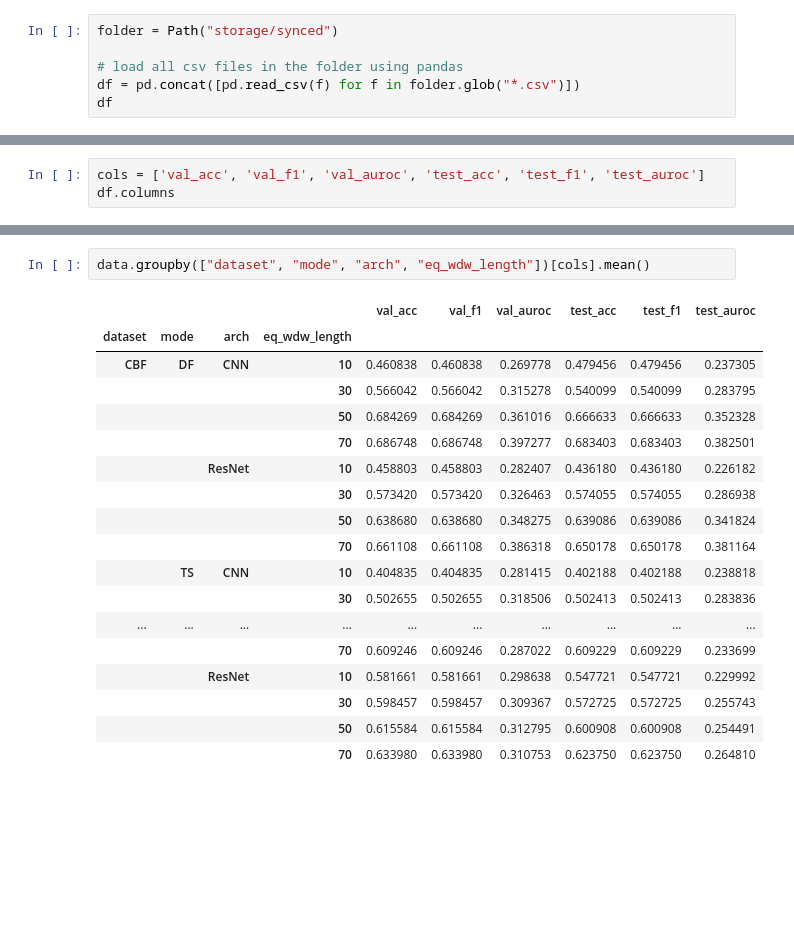
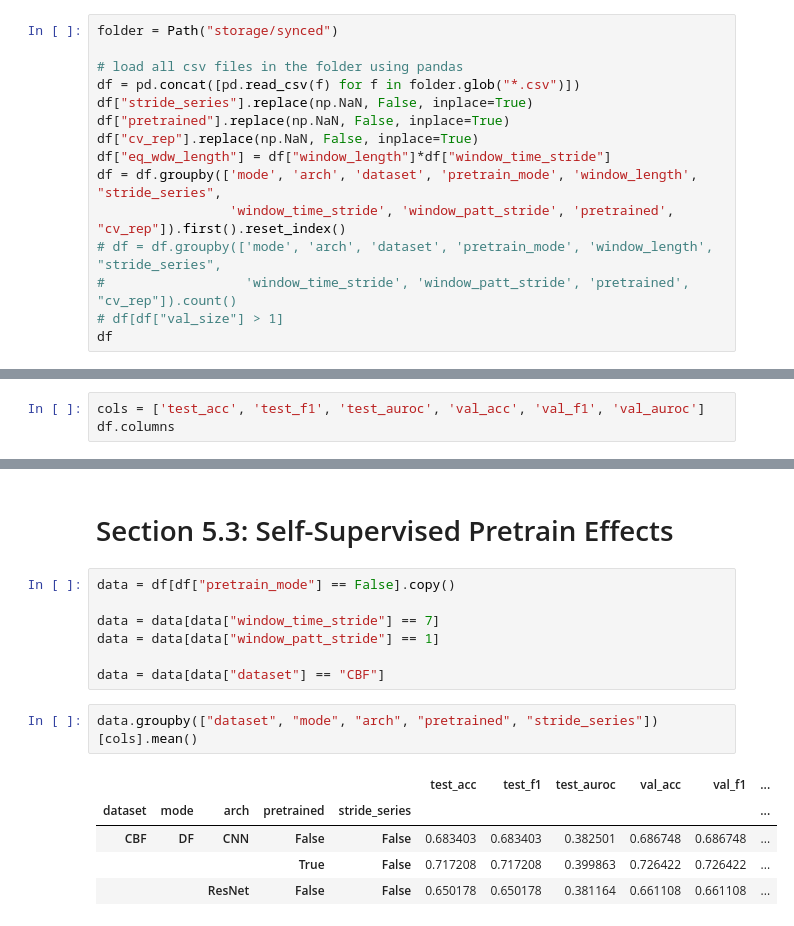
Before and after one commit to mbisan/s3ts, a Jupyter notebook: figures.ipynb, the cells around one changed output, grey strips where cells are left out. Cells and saved outputs as stored; diff of their text form; blank space fills up the shorter version.

```diff
--- a/figures.ipynb
+++ b/figures.ipynb
@@ -18,5 +16,14 @@ folder = Path("storage/synced")
 
 # load all csv files in the folder using pandas
 df = pd.concat([pd.read_csv(f) for f in folder.glob("*.csv")])
+df["stride_series"].replace(np.NaN, False, inplace=True)
+df["pretrained"].replace(np.NaN, False, inplace=True)
+df["cv_rep"].replace(np.NaN, False, inplace=True)
+df["eq_wdw_length"] = df["window_length"]*df["window_time_stride"]
+df = df.groupby(['mode', 'arch', 'dataset', 'pretrain_mode', 'window_length', "stride_series",
+                 'window_time_stride', 'window_patt_stride', 'pretrained', "cv_rep"]).first().reset_index()
+# df = df.groupby(['mode', 'arch', 'dataset', 'pretrain_mode', 'window_length', "stride_series",
+#                  'window_time_stride', 'window_patt_stride', 'pretrained', "cv_rep"]).count()
+# df[df["val_size"] > 1]
 df
 # %% [output]
@@ -36,4 +79,4 @@ df
 # %%
-cols = ['val_acc', 'val_f1', 'val_auroc', 'test_acc', 'test_f1', 'test_auroc']
+cols = ['test_acc', 'test_f1', 'test_auroc', 'val_acc', 'val_f1', 'val_auroc']
 df.columns
 # %% [output]
@@ -68,22 +191,18 @@ data
+# %% [markdown]
+# Section 5.3: Self-Supervised Pretrain Effects
+# %%
+data = df[df["pretrain_mode"] == False].copy()
+
+data = data[data["window_time_stride"] == 7]
+data = data[data["window_patt_stride"] == 1]
+
+data = data[data["dataset"] == "CBF"]
 # %%
-data.groupby(["dataset", "mode", "arch", "eq_wdw_length"])[cols].mean()
+data.groupby(["dataset", "mode", "arch", "pretrained", "stride_series"])[cols].mean()
 # %% [output]
-|  |  |  |  | val_acc | val_f1 | val_auroc | test_acc | test_f1 | test_auroc |
-| dataset | mode | arch | eq_wdw_length |  |  |  |  |  |  |
-| CBF | DF | CNN | 10 | 0.460838 | 0.460838 | 0.269778 | 0.479456 | 0.479456 | 0.237305 |
-|  |  |  | 30 | 0.566042 | 0.566042 | 0.315278 | 0.540099 | 0.540099 | 0.283795 |
-|  |  |  | 50 | 0.684269 | 0.684269 | 0.361016 | 0.666633 | 0.666633 | 0.352328 |
-|  |  |  | 70 | 0.686748 | 0.686748 | 0.397277 | 0.683403 | 0.683403 | 0.382501 |
-|  |  | ResNet | 10 | 0.458803 | 0.458803 | 0.282407 | 0.436180 | 0.436180 | 0.226182 |
-|  |  |  | 30 | 0.573420 | 0.573420 | 0.326463 | 0.574055 | 0.574055 | 0.286938 |
-|  |  |  | 50 | 0.638680 | 0.638680 | 0.348275 | 0.639086 | 0.639086 | 0.341824 |
-|  |  |  | 70 | 0.661108 | 0.661108 | 0.386318 | 0.650178 | 0.650178 | 0.381164 |
-|  | TS | CNN | 10 | 0.404835 | 0.404835 | 0.281415 | 0.402188 | 0.402188 | 0.238818 |
-|  |  |  | 30 | 0.502655 | 0.502655 | 0.318506 | 0.502413 | 0.502413 | 0.283836 |
-| ... | ... | ... | ... | ... | ... | ... | ... | ... | ... |
-|  |  |  | 70 | 0.609246 | 0.609246 | 0.287022 | 0.609229 | 0.609229 | 0.233699 |
-|  |  | ResNet | 10 | 0.581661 | 0.581661 | 0.298638 | 0.547721 | 0.547721 | 0.229992 |
-|  |  |  | 30 | 0.598457 | 0.598457 | 0.309367 | 0.572725 | 0.572725 | 0.255743 |
-|  |  |  | 50 | 0.615584 | 0.615584 | 0.312795 | 0.600908 | 0.600908 | 0.254491 |
-|  |  |  | 70 | 0.633980 | 0.633980 | 0.310753 | 0.623750 | 0.623750 | 0.264810 |
+|  |  |  |  |  | test_acc | test_f1 | test_auroc | val_acc | val_f1 | ... |
+| dataset | mode | arch | pretrained | stride_series |  |  |  |  |  | ... |
+| CBF | DF | CNN | False | False | 0.683403 | 0.683403 | 0.382501 | 0.686748 | 0.686748 | ... |
+|  |  |  | True | False | 0.717208 | 0.717208 | 0.399863 | 0.726422 | 0.726422 | ... |
+|  |  | ResNet | False | False | 0.650178 | 0.650178 | 0.381164 | 0.661108 | 0.661108 | ... |
 # %%
```
Also changed, not shown: parts of 15 cells of this notebook, 27 other files.
